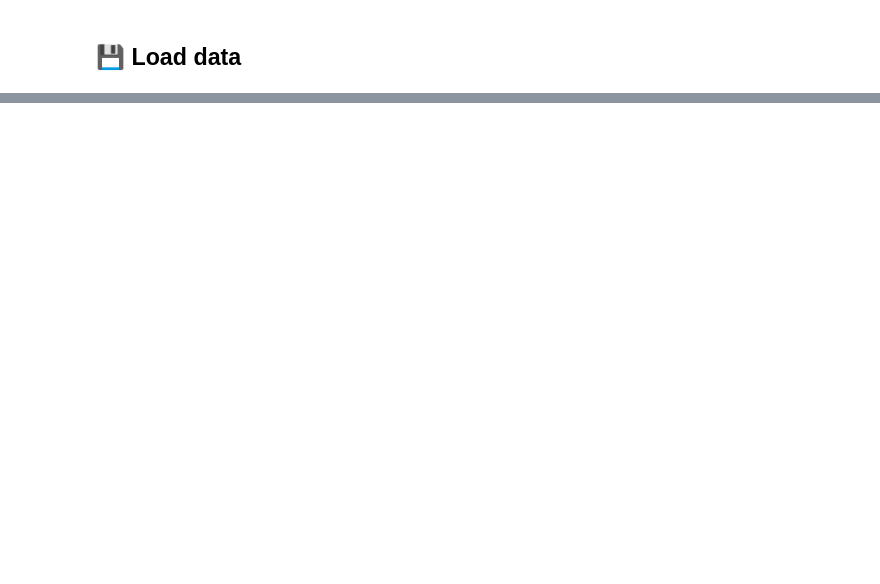
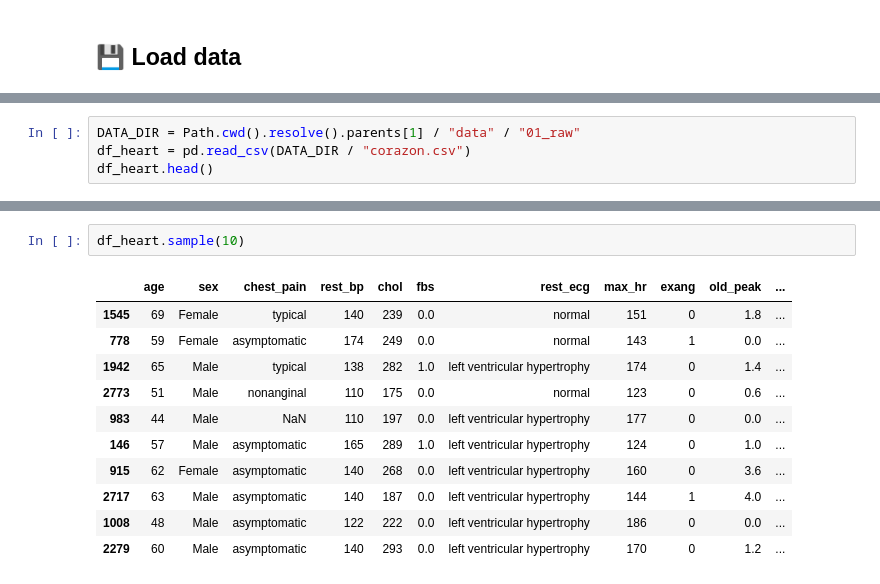
Before and after one commit to ChrisCeb17/hearth-project, a Jupyter notebook: notebooks/2-exploration/2 exploraciondatos.ipynb, the cells around one changed output, grey strips where cells are left out. Saved outputs shown, nothing was run; the diff lists cells and outputs as text; blank space fills up the shorter version.

```diff
--- a/notebooks/2-exploration/2 exploraciondatos.ipynb
+++ b/notebooks/2-exploration/2 exploraciondatos.ipynb
@@ -38,0 +22,4 @@ From the results obtained, what ideas or proposals can be generated to continue
+# %%
+DATA_DIR = Path.cwd().resolve().parents[1] / "data" / "01_raw"
+df_heart = pd.read_csv(DATA_DIR / "corazon.csv")
+df_heart.head()
@@ -38,0 +55,14 @@ From the results obtained, what ideas or proposals can be generated to continue
+# %%
+df_heart.sample(10)
+# %% [output]
+|  | age | sex | chest_pain | rest_bp | chol | fbs | rest_ecg | max_hr | exang | old_peak | ... |
+| 1545 | 69 | Female | typical | 140 | 239 | 0.0 | normal | 151 | 0 | 1.8 | ... |
+| 778 | 59 | Female | asymptomatic | 174 | 249 | 0.0 | normal | 143 | 1 | 0.0 | ... |
+| 1942 | 65 | Male | typical | 138 | 282 | 1.0 | left ventricular hypertrophy | 174 | 0 | 1.4 | ... |
+| 2773 | 51 | Male | nonanginal | 110 | 175 | 0.0 | normal | 123 | 0 | 0.6 | ... |
+| 983 | 44 | Male | NaN | 110 | 197 | 0.0 | left ventricular hypertrophy | 177 | 0 | 0.0 | ... |
+| 146 | 57 | Male | asymptomatic | 165 | 289 | 1.0 | left ventricular hypertrophy | 124 | 0 | 1.0 | ... |
+| 915 | 62 | Female | asymptomatic | 140 | 268 | 0.0 | left ventricular hypertrophy | 160 | 0 | 3.6 | ... |
+| 2717 | 63 | Male | asymptomatic | 140 | 187 | 0.0 | left ventricular hypertrophy | 144 | 1 | 4.0 | ... |
+| 1008 | 48 | Male | asymptomatic | 122 | 222 | 0.0 | left ventricular hypertrophy | 186 | 0 | 0.0 | ... |
+| 2279 | 60 | Male | asymptomatic | 140 | 293 | 0.0 | left ventricular hypertrophy | 170 | 0 | 1.2 | ... |
```
Also changed, not shown: parts of 19 cells of this notebook.
